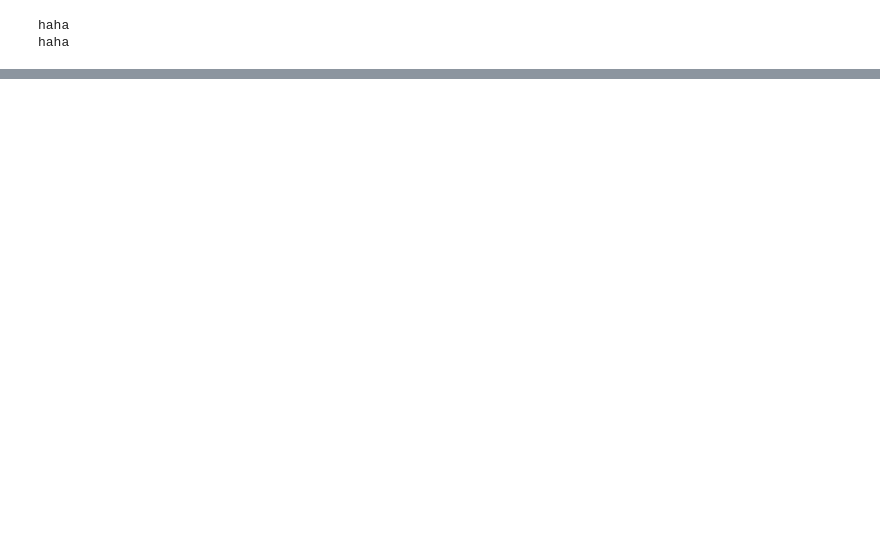
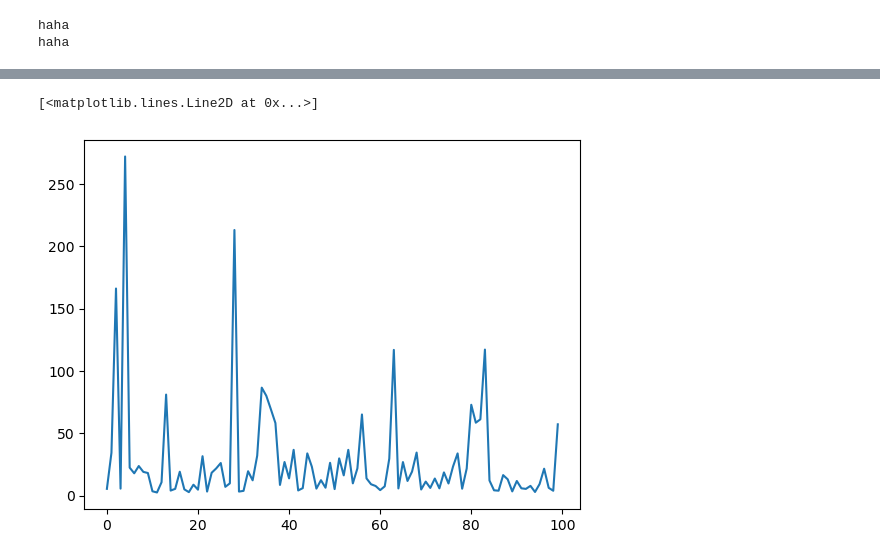
Before and after one commit to bizhili/Epi_fit, a Jupyter notebook: 10_1_epis_fit/script/pure_fit.ipynb, the cells around one changed output, grey strips where cells are left out. Cells and saved outputs as stored; diff of their text form; code cells hidden in the pictures; blank space fills up the shorter version.

```diff
--- a/10_1_epis_fit/script/pure_fit.ipynb
+++ b/10_1_epis_fit/script/pure_fit.ipynb
@@ -50,0 +162,23 @@ plt.legend()
+# %%
+losses= []
+
+for i in tqdm(range(100)):
+    dataset, states= generate_dateset(modelFit, realData[ :, 2], timeHorizon, windowSize= windowSize)
+    dataloader = torch.utils.data.DataLoader(dataset, batch_size=batchSize, shuffle = True)
+    #with torch.autograd.set_detect_anomaly(True):
+    for batch in dataloader:
+        optimizer.zero_grad()
+        fitY= []
+        x, y = batch
+        x=[x]
+        for j in range(windowSize):
+            out= modelFit(x[-1])
+            fitY.append(model.get_population_num(out))
+            x.append(out)
+        y= y.T
+        fitY= torch.stack(fitY)
+        loss= lossFn(fitY[:, :, 2], y)/n/windowSize
+        losses.append(loss.item())
+        loss.backward(retain_graph=True)
+        optimizer.step()
+        break
@@ -50,0 +204,5 @@ plt.legend()
+# %%
+plt.plot(losses)
+# %% [output]
+[<matplotlib.lines.Line2D at 0x...>]
+[figure, added]
```
Also changed, not shown: parts of 9 cells of this notebook, 3 other files.
